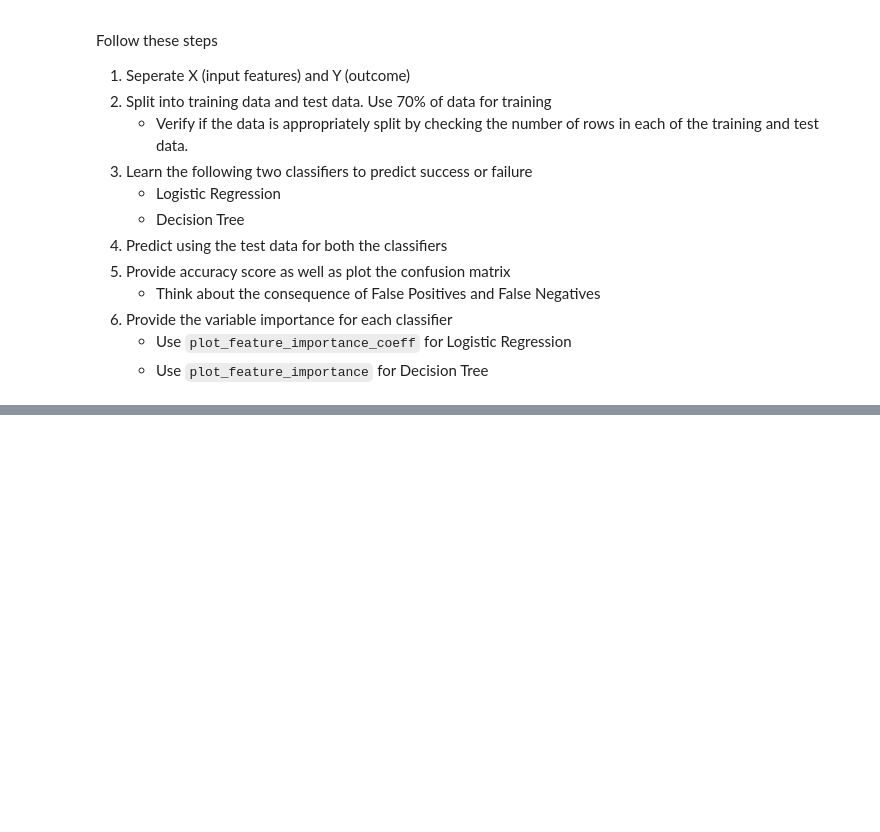
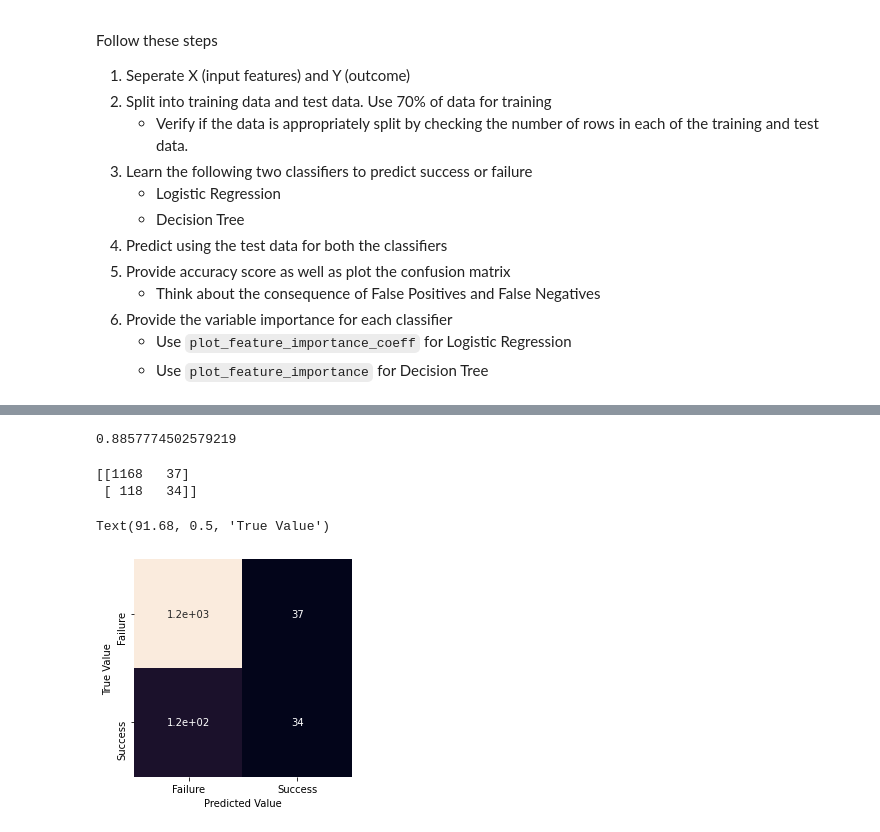
Before and after one commit to ssomanch/ITAO30210_Fall_2021, a Jupyter notebook: Lecture_26_ML_Classification_Nov_30.ipynb, the cells around one changed output, grey strips where cells are left out. Cells and saved outputs as stored; diff of their text form; code cells hidden in the pictures; blank space fills up the shorter version.

```diff
--- a/Lecture_26_ML_Classification_Nov_30.ipynb
+++ b/Lecture_26_ML_Classification_Nov_30.ipynb
@@ -183,3 +261,12 @@ Follow these steps
 6. Provide the variable importance for each classifier
     * Use `plot_feature_importance_coeff` for Logistic Regression
     * Use `plot_feature_importance` for Decision Tree
+# %%
+bank_data_X = bank_data.drop(['success'], axis = 1)
+bank_data_Y = bank_data['success']
+# %%
+bank_train_X, bank_test_X, bank_train_Y, bank_test_Y = train_test_split(bank_data_X, bank_data_Y,
+                                                                        random_state=42, train_size = 0.7)
+# %%
+bank_logistic_model = LogisticRegression()
+bank_logistic_model.fit(bank_train_X, bank_train_Y)
@@ -185,0 +282,18 @@ Follow these steps
+# %%
+bank_predict_Y = bank_logistic_model.predict(bank_test_X)
+sklmetrics.accuracy_score(bank_test_Y, bank_predict_Y)
+# %% [output]
+0.8857774502579219
+# %%
+conf_mat = sklmetrics.confusion_matrix(bank_test_Y, bank_predict_Y, labels =[0,1])
+print(conf_mat)
+
+sns.heatmap(conf_mat, square=True, annot=True, cbar = False, xticklabels = ['Failure','Success'],
+            yticklabels = ['Failure','Success'])
+plt.xlabel("Predicted Value")
+plt.ylabel("True Value")
+# %% [output]
+[[1168   37]
+ [ 118   34]]
+Text(91.68, 0.5, 'True Value')
+[figure, added]
```
Also changed, not shown: parts of 21 cells of this notebook.
